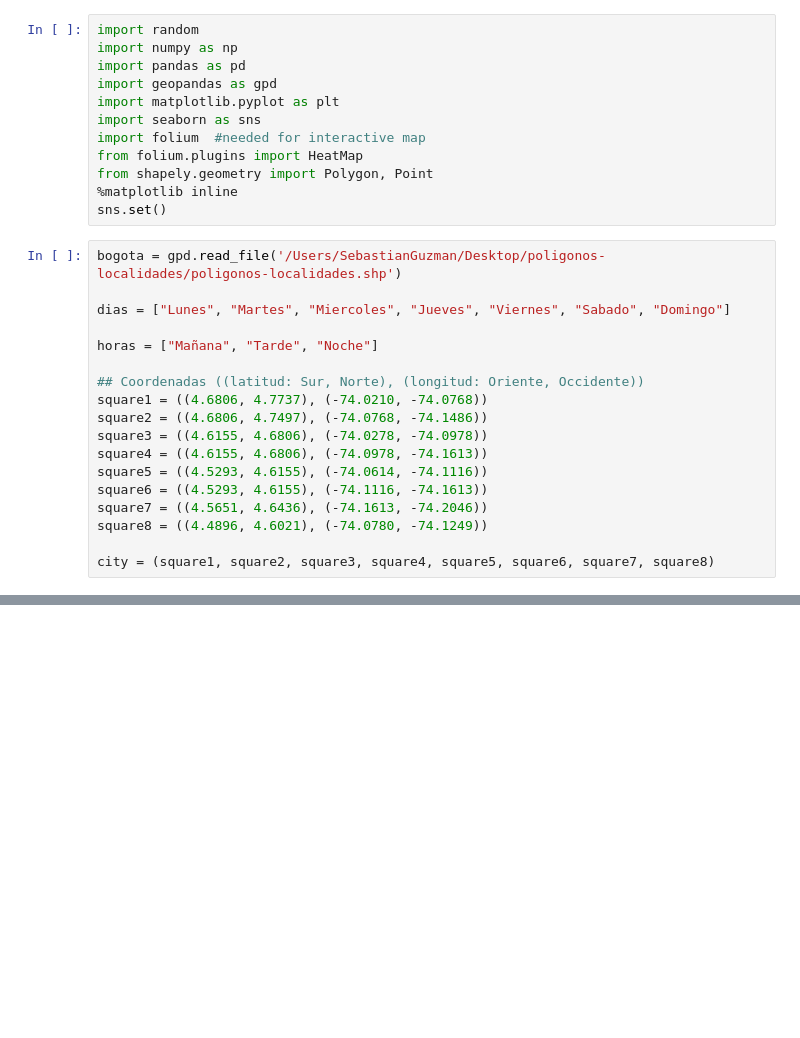
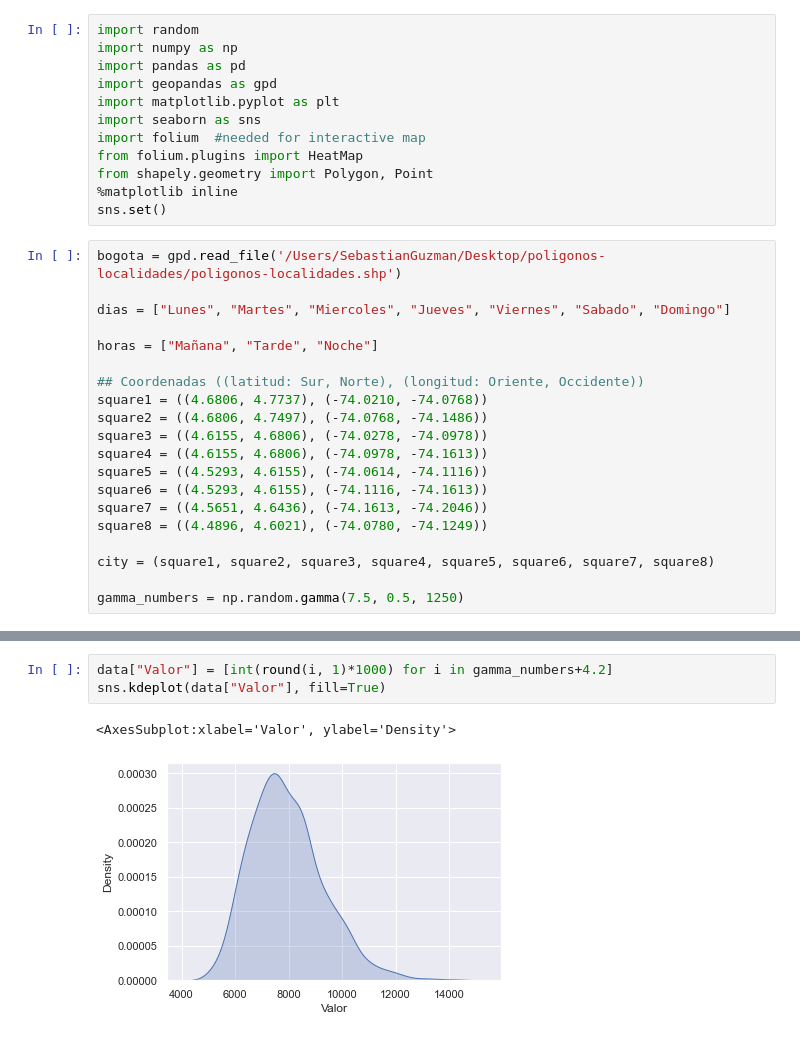
Before and after one commit to seguzmanro/Projects, a Jupyter notebook: Python_projs/proyecto_python_intermedio/rand_dummy_data.ipynb, the cells around one changed output, grey strips where cells are left out. Cells and saved outputs as stored; diff of their text form; blank space fills up the shorter version.

Commit message:
Added a new variable 'valor', which follows a gamma distribution

```diff
--- a/Python_projs/proyecto_python_intermedio/rand_dummy_data.ipynb
+++ b/Python_projs/proyecto_python_intermedio/rand_dummy_data.ipynb
@@ -28,6 +28,8 @@ square7 = ((4.5651, 4.6436), (-74.1613, -74.2046))
 square8 = ((4.4896, 4.6021), (-74.0780, -74.1249))
 
 city = (square1, square2, square3, square4, square5, square6, square7, square8)
+
+gamma_numbers = np.random.gamma(7.5, 0.5, 1250)
 # %%
 def get_coord():
     sq = random.choice(city)
@@ -58,3 +61,9 @@ def generate_data():
     }
     final_data = pd.DataFrame(formatted_data, columns =["Latitud", "Longitud", "Hora", "Dia", "Localidad"])
     return final_data
+# %%
+data["Valor"] = [int(round(i, 1)*1000) for i in gamma_numbers+4.2]
+sns.kdeplot(data["Valor"], fill=True)
+# %% [output]
+<AxesSubplot:xlabel='Valor', ylabel='Density'>
+[figure, added]
```
Also changed, not shown: parts of 4 cells of this notebook.
